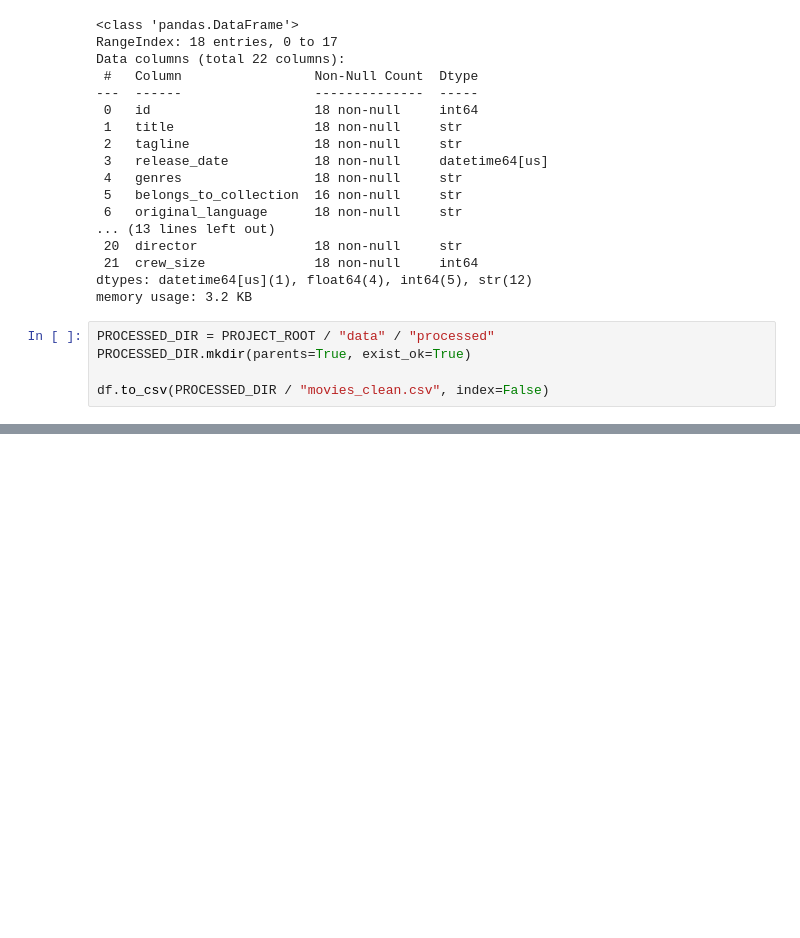
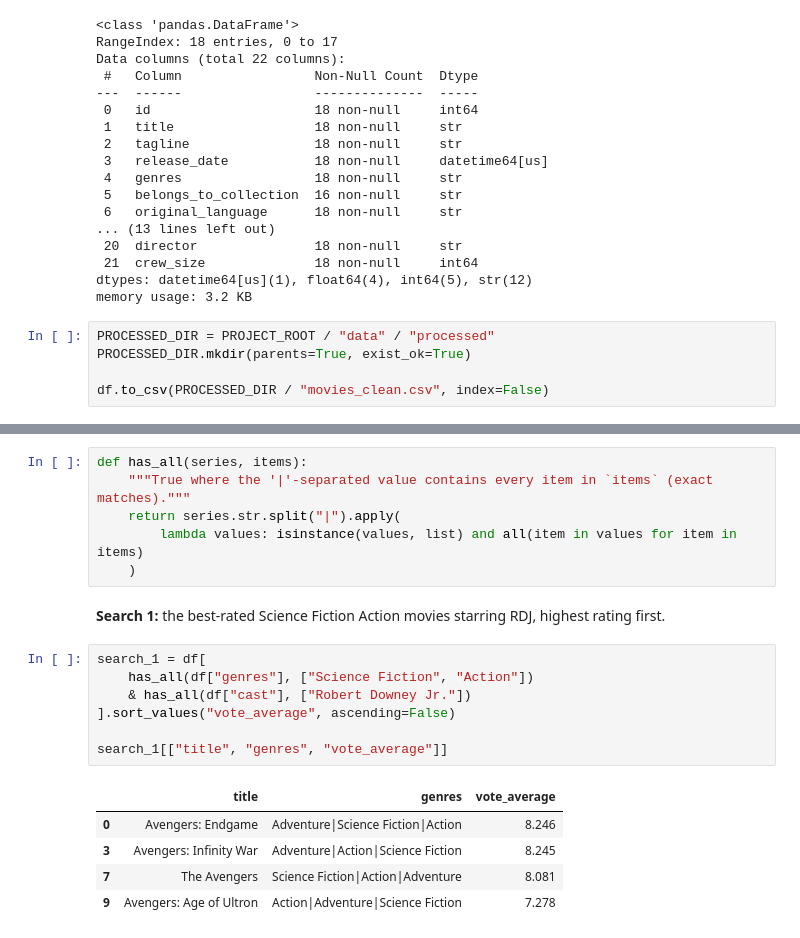
Before and after one commit to CasualLev/tmdb-movalyzer, a Jupyter notebook: notebooks/tmdb_analysis.ipynb, the cells around one changed output, grey strips where cells are left out. Saved outputs shown, nothing was run; the diff lists cells and outputs as text; blank space fills up the shorter version.

```diff
--- a/notebooks/tmdb_analysis.ipynb
+++ b/notebooks/tmdb_analysis.ipynb
@@ -530,0 +666,21 @@ df.to_csv(PROCESSED_DIR / "movies_clean.csv", index=False)
+# %%
+def has_all(series, items):
+    """True where the '|'-separated value contains every item in `items` (exact matches)."""
+    return series.str.split("|").apply(
+        lambda values: isinstance(values, list) and all(item in values for item in items)
+    )
+# %% [markdown]
+**Search 1:** the best-rated Science Fiction Action movies starring RDJ, highest rating first.
+# %%
+search_1 = df[
+    has_all(df["genres"], ["Science Fiction", "Action"])
+    & has_all(df["cast"], ["Robert Downey Jr."])
+].sort_values("vote_average", ascending=False)
+
+search_1[["title", "genres", "vote_average"]]
+# %% [output]
+|  | title | genres | vote_average |
+| 0 | Avengers: Endgame | Adventure|Science Fiction|Action | 8.246 |
+| 3 | Avengers: Infinity War | Adventure|Action|Science Fiction | 8.245 |
+| 7 | The Avengers | Science Fiction|Action|Adventure | 8.081 |
+| 9 | Avengers: Age of Ultron | Action|Adventure|Science Fiction | 7.278 |
```
Also changed, not shown: parts of 11 cells of this notebook.
